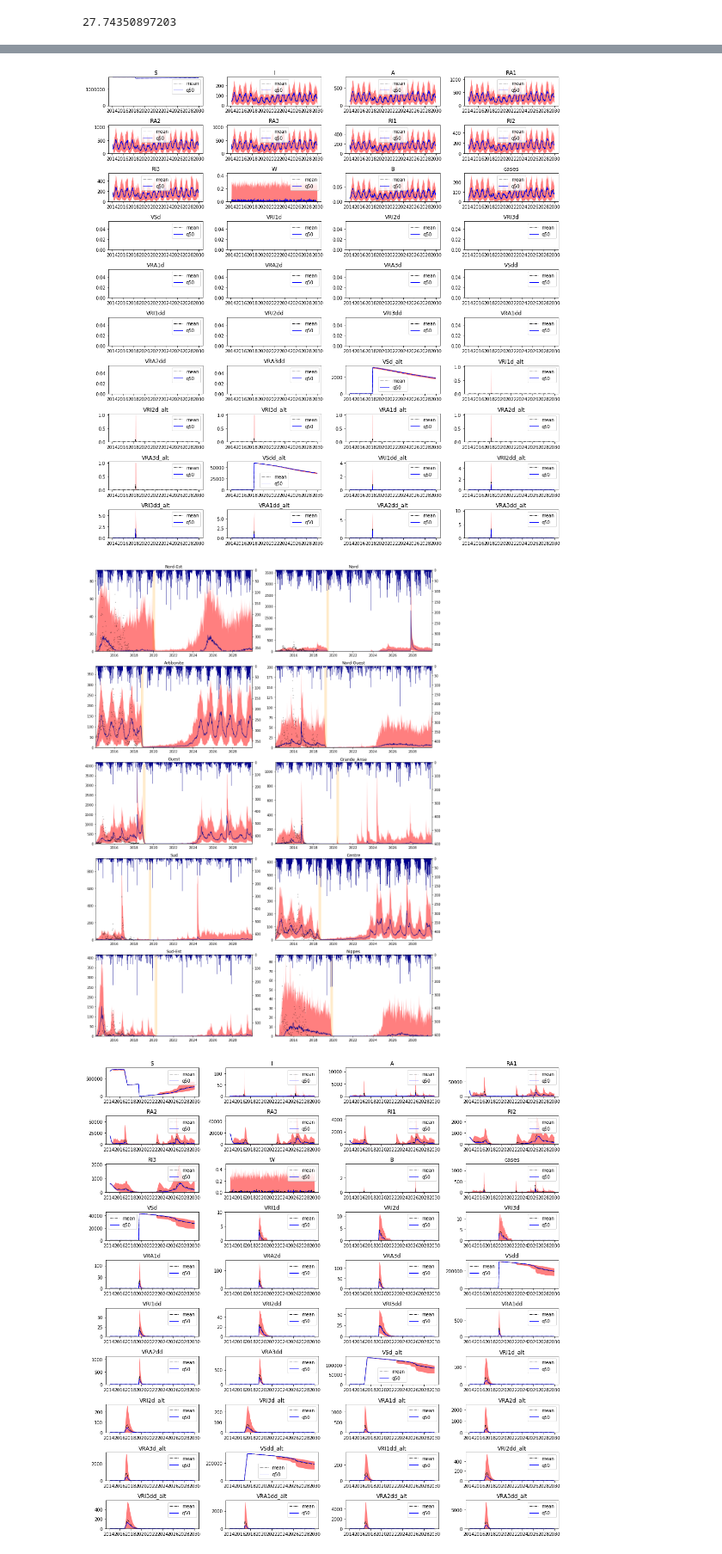
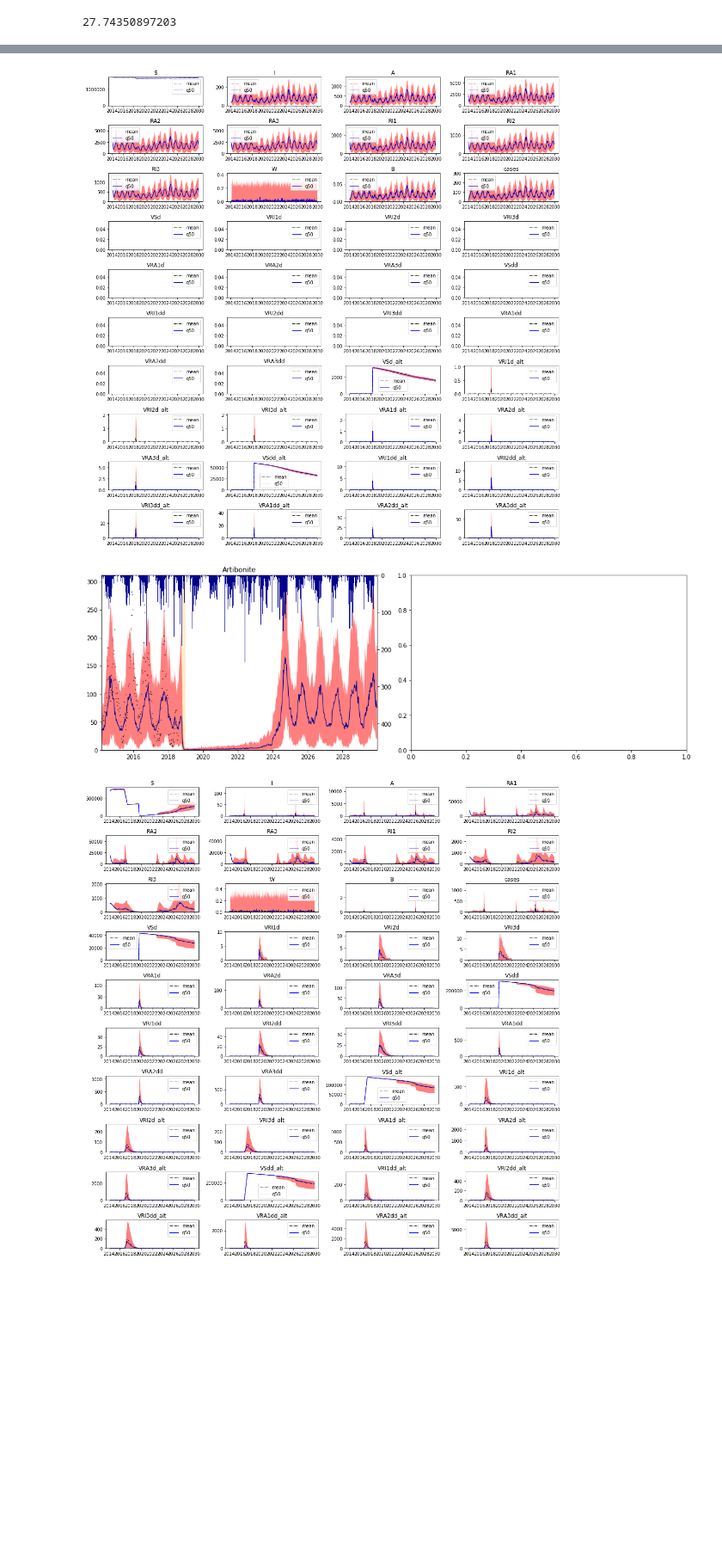
Before and after one commit to jcblemai/haiti-mass-ocv-campaign, a Jupyter notebook: forecast.ipynb, the cells around one changed output, grey strips where cells are left out. Shown at 86% size. Cells and saved outputs as stored; diff of their text form; code cells hidden in the pictures; blank space fills up the shorter version.

```diff
--- a/forecast.ipynb
+++ b/forecast.ipynb
@@ -13,7 +13,7 @@ import os
 from rpy2.robjects import pandas2ri
 pandas2ri.activate()
 
-output_dir = 'output_13-21-init/'
+output_dir = 'output_13-23-fixed/'
 #output_dir = 'output_12-10-gammaI/'
 
 dept_avail = os.listdir(output_dir)
@@ -204,4 +201,4 @@ for i, comp in enumerate(compartments):
 
 fig.tight_layout()
 # %% [output]
-[figure, old version]
+[figure, new version]
@@ -216,7 +259,7 @@ for i, dp in enumerate(dept_avail):
     dept_data = {}
     robjects.r('departement <- "' + dp + '"')
     robjects.r('output_dir <- "' + output_dir + '"')
-    robjects.r('run_level <- 4')
+    robjects.r('run_level <- 3')
     robjects.r('nsim <- 100')
 
     robjects.r('t_vacc_start <- "' + str(scenario.t_vacc_start[dp]) + '"')
@@ -234,7 +277,7 @@ for i, dp in enumerate(dept_avail):
     all_data_vacc[dp] = dept_data
     #all_params[dp] = params
 # %%
-fig, axes = plt.subplots((len(all_data))//2, 2, figsize=(15,20), squeeze = True);
+fig, axes = plt.subplots((len(all_data))//2+1, 2, figsize=(15,5), squeeze = True);
 axes = axes.flatten();
 fig.patch.set_facecolor('white')
 
@@ -242,34 +285,34 @@ fig.patch.set_facecolor('white')
 for i, dp in enumerate(dept_avail):
     axt =  axes[i].twinx()
     axes[i].plot(cases[dp][t_start:], marker='.', linestyle='-',color='k', linewidth=0, markersize=1 )
     axes[i].fill_between(all_data_vacc[dp]['cases']['q05'].index, all_data_vacc[dp]['cases']['q05'], all_data_vacc[dp]['cases']['q95'], alpha = .5, color = 'red', linewidth = 0)
     axes[i].plot(all_data_vacc[dp]['cases']['q50'], alpha = 1,linestyle='-', linewidth = 1, color = 'darkblue')
     axt.bar(pd.date_range(t_start,t_for, freq='W-SAT').date, rain[dp].resample('W-SAT').sum()[t_start:t_for],
                 label = r'Rainfall', color = 'darkblue', width=7, alpha = 1)
 
     axes[i].set_title(dp)
     axes[i].set_ylim(0)
     axt.set_ylim(2*max(rain[dp].resample('W-SAT').sum()[t_start:t_for]),0) # check if only reverse y
     axes[i].set_xlim(t_start, t_for)
     #axes[i].legend()
 
 
     # convert to matplotlib date representation
     start = mdates.date2num(scenario.t_vacc_start[dp])
     end = mdates.date2num(scenario.t_vacc_end[dp])
     width = end - start
     rect = Rectangle((start, 0), width, 100+max(all_data_vacc[dp]['cases']['q95']), color='orange', alpha= 0.1)
     axes[i].add_patch(rect)
     axes[i].add_artist(rect)
     rx, ry = rect.get_xy()
     cx = rx + rect.get_width()/2.0
     cy = ry + rect.get_height()/1.5
     #axes[i].annotate(r'Vaccination', (cx, cy), color='black',# weight='bold',
     #            fontsize=12, ha='center', va='center', rotation='vertical')
 
 fig.tight_layout()
 # %% [output]
-[figure, old version]
+[figure, new version]
 # %%
 dp = 'Sud'
 
```
Also changed, not shown: parts of 5 cells of this notebook, 1 other file.
